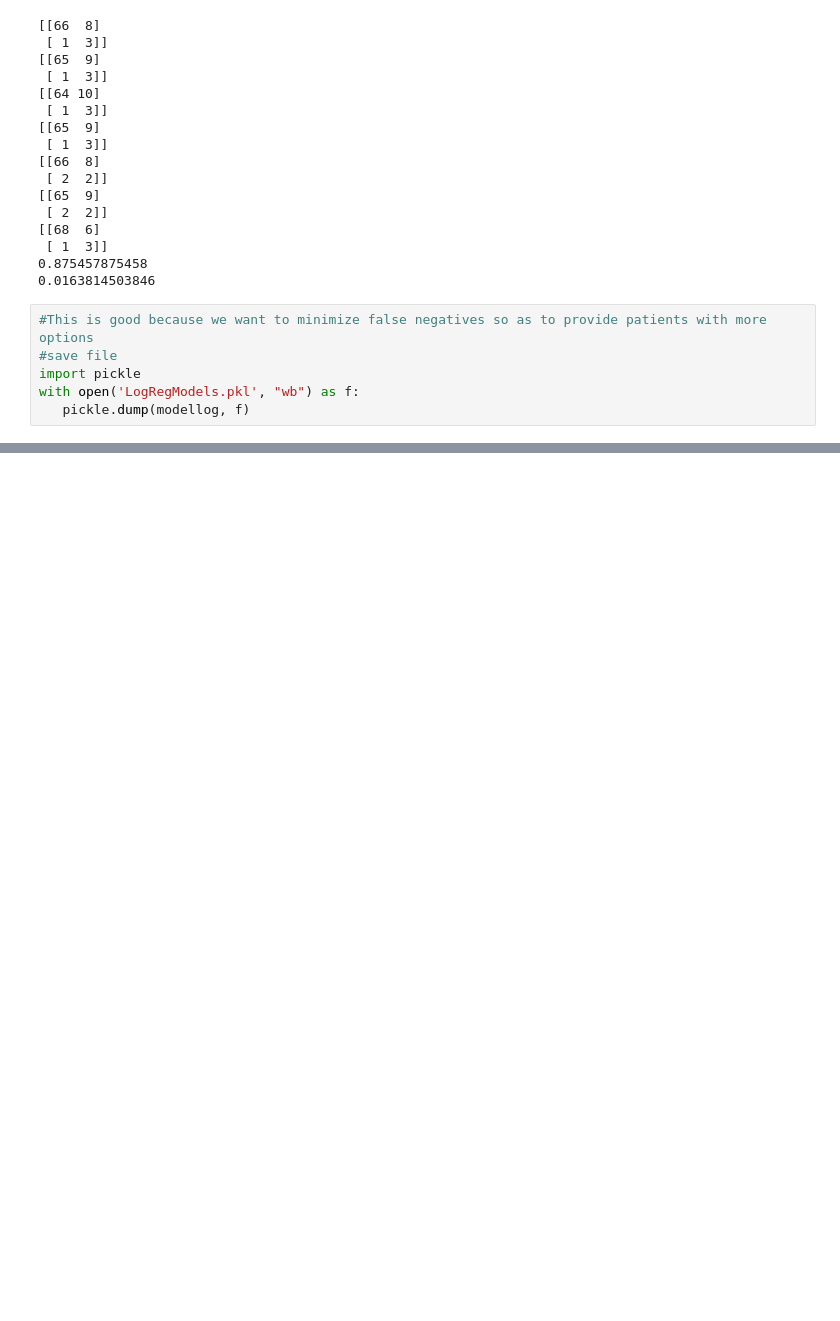
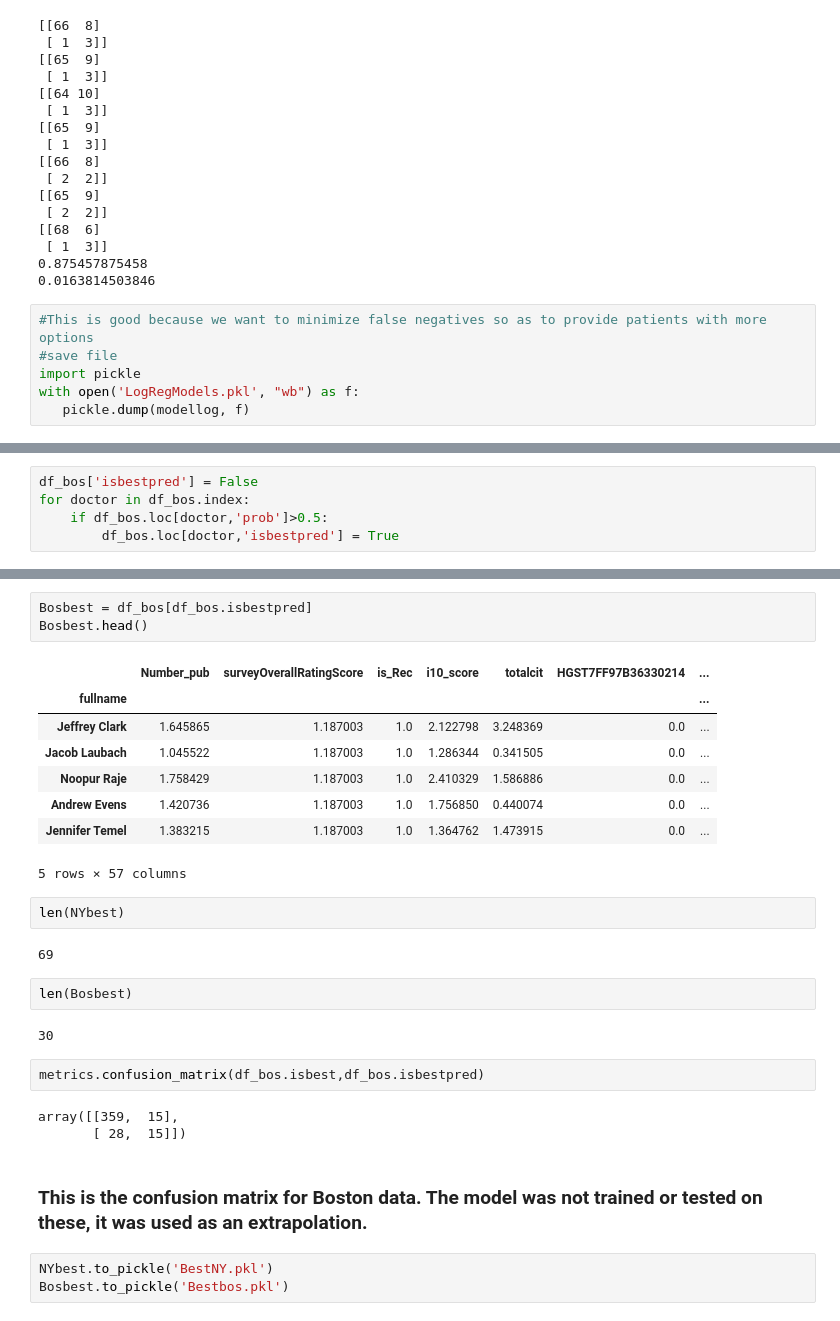
Before and after one commit to ycharm/InsightHealthDataScienceProject, a Jupyter notebook: DataFitting.ipynb, the cells around one changed output, grey strips where cells are left out. Saved outputs shown, nothing was run; the diff lists cells and outputs as text; blank space fills up the shorter version.

```diff
--- a/DataFitting.ipynb
+++ b/DataFitting.ipynb
@@ -197,0 +291,5 @@ with open('LogRegModels.pkl', "wb") as f:
+# %%
+df_bos['isbestpred'] = False
+for doctor in df_bos.index:
+    if df_bos.loc[doctor,'prob']>0.5:
+        df_bos.loc[doctor,'isbestpred'] = True
@@ -197,0 +300,30 @@ with open('LogRegModels.pkl', "wb") as f:
+# %%
+Bosbest = df_bos[df_bos.isbestpred]
+Bosbest.head()
+# %% [output]
+|  | Number_pub | surveyOverallRatingScore | is_Rec | i10_score | totalcit | HGST7FF97B36330214 | ... |
+| fullname |  |  |  |  |  |  | ... |
+| Jeffrey Clark | 1.645865 | 1.187003 | 1.0 | 2.122798 | 3.248369 | 0.0 | ... |
+| Jacob Laubach | 1.045522 | 1.187003 | 1.0 | 1.286344 | 0.341505 | 0.0 | ... |
+| Noopur Raje | 1.758429 | 1.187003 | 1.0 | 2.410329 | 1.586886 | 0.0 | ... |
+| Andrew Evens | 1.420736 | 1.187003 | 1.0 | 1.756850 | 0.440074 | 0.0 | ... |
+| Jennifer Temel | 1.383215 | 1.187003 | 1.0 | 1.364762 | 1.473915 | 0.0 | ... |
+5 rows × 57 columns
+# %%
+len(NYbest)
+# %% [output]
+69
+# %%
+len(Bosbest)
+# %% [output]
+30
+# %%
+metrics.confusion_matrix(df_bos.isbest,df_bos.isbestpred)
+# %% [output]
+array([[359,  15],
+       [ 28,  15]])
+# %% [markdown]
+### This is the confusion matrix for Boston data. The model was not trained or tested on these, it was used as an extrapolation.
+# %%
+NYbest.to_pickle('BestNY.pkl')
+Bosbest.to_pickle('Bestbos.pkl')
```
Also changed, not shown: parts of 13 cells of this notebook, 4 other files.
